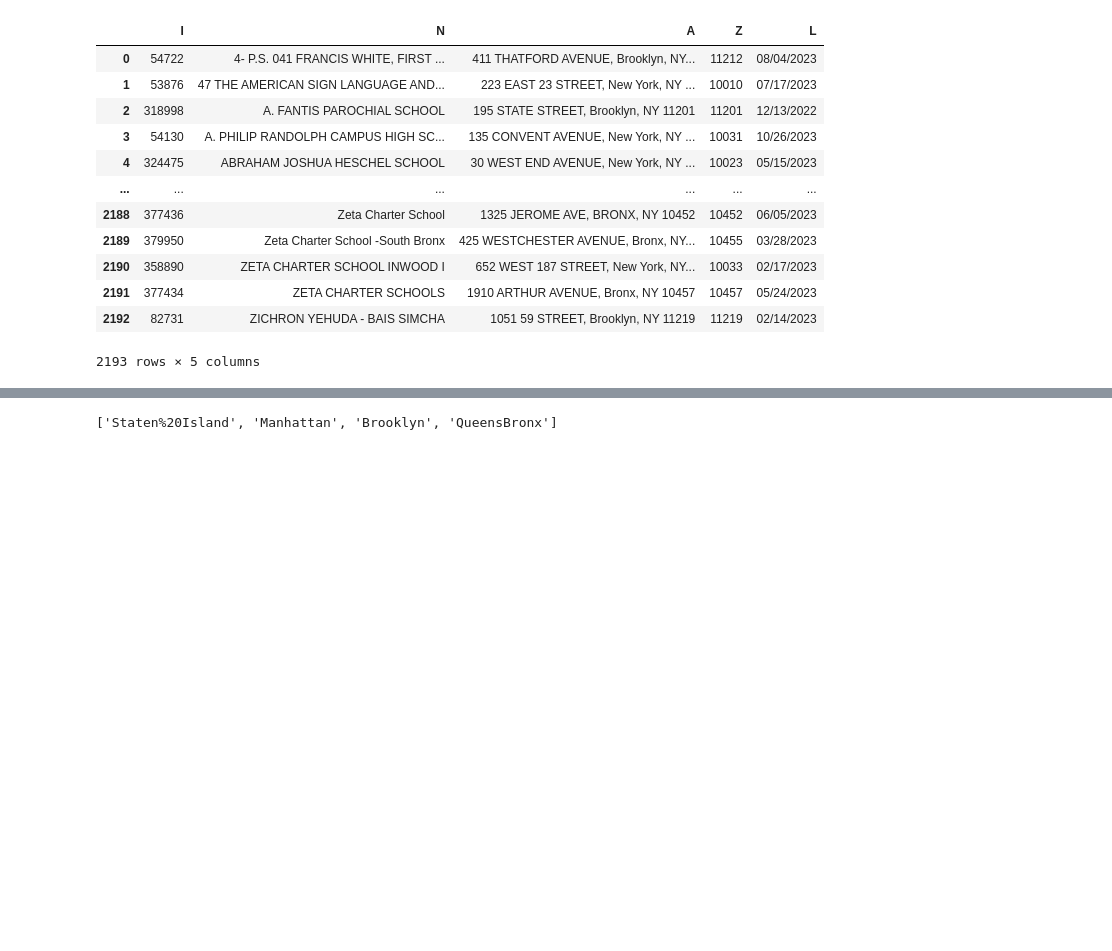
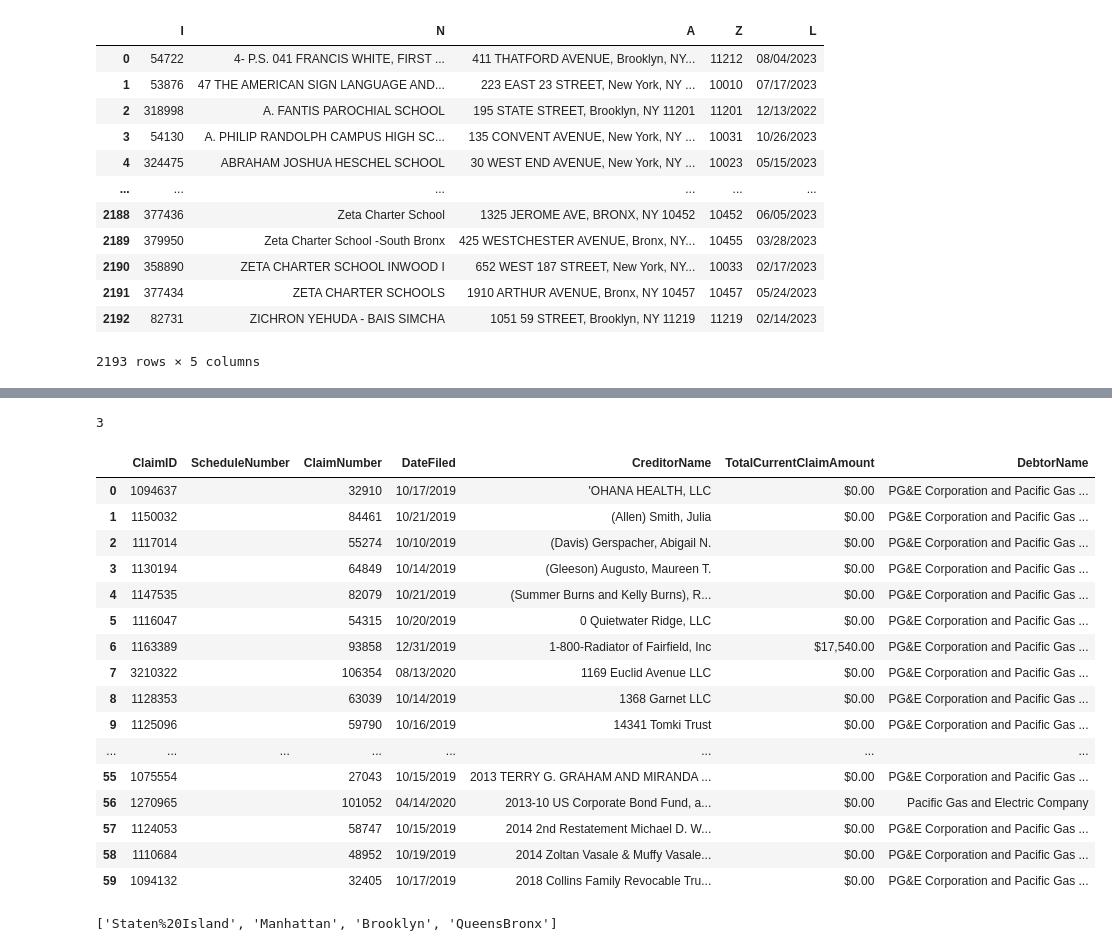
Before and after one commit to sandeepmj/2023-advanced-scraping, a Jupyter notebook: wk-2-javascript-scrapes-DEMO.ipynb, the cells around one changed output, grey strips where cells are left out. Drawn from its saved outputs; the diff is of its cells as text; code cells hidden in the pictures; blank space fills up the shorter version.

```diff
--- a/wk-2-javascript-scrapes-DEMO.ipynb
+++ b/wk-2-javascript-scrapes-DEMO.ipynb
@@ -171,3 +342,28 @@ response.json()
+# %%
+len(df_list)
+# %% [output]
+3
+# %%
+df_final = pd.concat(df_list).reset_index(drop= True)
+df_final
+# %% [output]
+|  | ClaimID | ScheduleNumber | ClaimNumber | DateFiled | CreditorName | TotalCurrentClaimAmount | DebtorName |
+| 0 | 1094637 |  | 32910 | 10/17/2019 | 'OHANA HEALTH, LLC | $0.00 | PG&E Corporation and Pacific Gas ... |
+| 1 | 1150032 |  | 84461 | 10/21/2019 | (Allen) Smith, Julia | $0.00 | PG&E Corporation and Pacific Gas ... |
+| 2 | 1117014 |  | 55274 | 10/10/2019 | (Davis) Gerspacher, Abigail N. | $0.00 | PG&E Corporation and Pacific Gas ... |
+| 3 | 1130194 |  | 64849 | 10/14/2019 | (Gleeson) Augusto, Maureen T. | $0.00 | PG&E Corporation and Pacific Gas ... |
+| 4 | 1147535 |  | 82079 | 10/21/2019 | (Summer Burns and Kelly Burns), R... | $0.00 | PG&E Corporation and Pacific Gas ... |
+| 5 | 1116047 |  | 54315 | 10/20/2019 | 0 Quietwater Ridge, LLC | $0.00 | PG&E Corporation and Pacific Gas ... |
+| 6 | 1163389 |  | 93858 | 12/31/2019 | 1-800-Radiator of Fairfield, Inc | $17,540.00 | PG&E Corporation and Pacific Gas ... |
+| 7 | 3210322 |  | 106354 | 08/13/2020 | 1169 Euclid Avenue LLC | $0.00 | PG&E Corporation and Pacific Gas ... |
+| 8 | 1128353 |  | 63039 | 10/14/2019 | 1368 Garnet LLC | $0.00 | PG&E Corporation and Pacific Gas ... |
+| 9 | 1125096 |  | 59790 | 10/16/2019 | 14341 Tomki Trust | $0.00 | PG&E Corporation and Pacific Gas ... |
+| ... | ... | ... | ... | ... | ... | ... | ... |
+| 55 | 1075554 |  | 27043 | 10/15/2019 | 2013 TERRY G. GRAHAM AND MIRANDA ... | $0.00 | PG&E Corporation and Pacific Gas ... |
+| 56 | 1270965 |  | 101052 | 04/14/2020 | 2013-10 US Corporate Bond Fund, a... | $0.00 | Pacific Gas and Electric Company |
+| 57 | 1124053 |  | 58747 | 10/15/2019 | 2014 2nd Restatement Michael D. W... | $0.00 | PG&E Corporation and Pacific Gas ... |
+| 58 | 1110684 |  | 48952 | 10/19/2019 | 2014 Zoltan Vasale & Muffy Vasale... | $0.00 | PG&E Corporation and Pacific Gas ... |
+| 59 | 1094132 |  | 32405 | 10/17/2019 | 2018 Collins Family Revocable Tru... | $0.00 | PG&E Corporation and Pacific Gas ... |
 # %%
 boros
 # %% [output]
```
Also changed, not shown: parts of 13 cells of this notebook, 2 other files.
